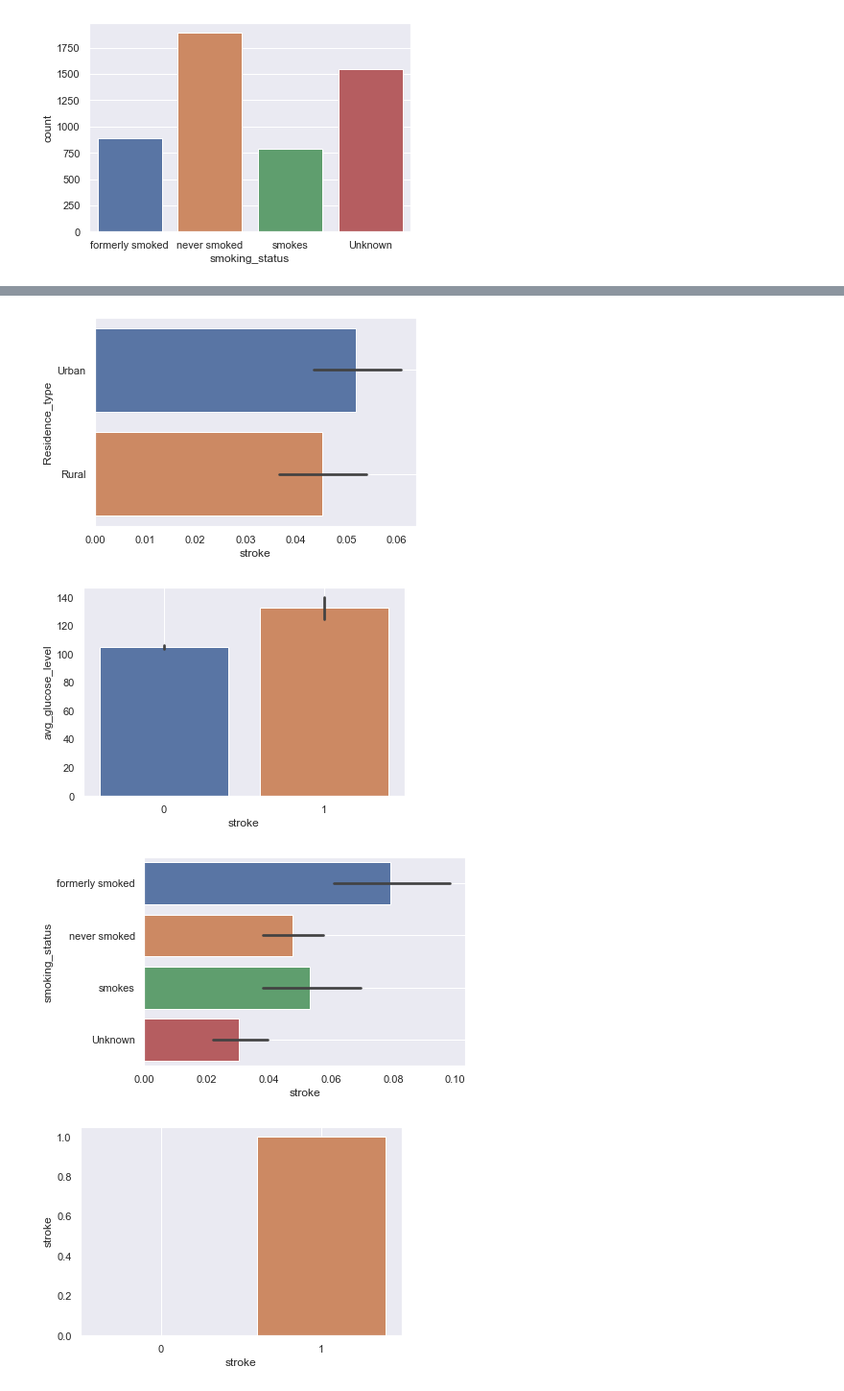
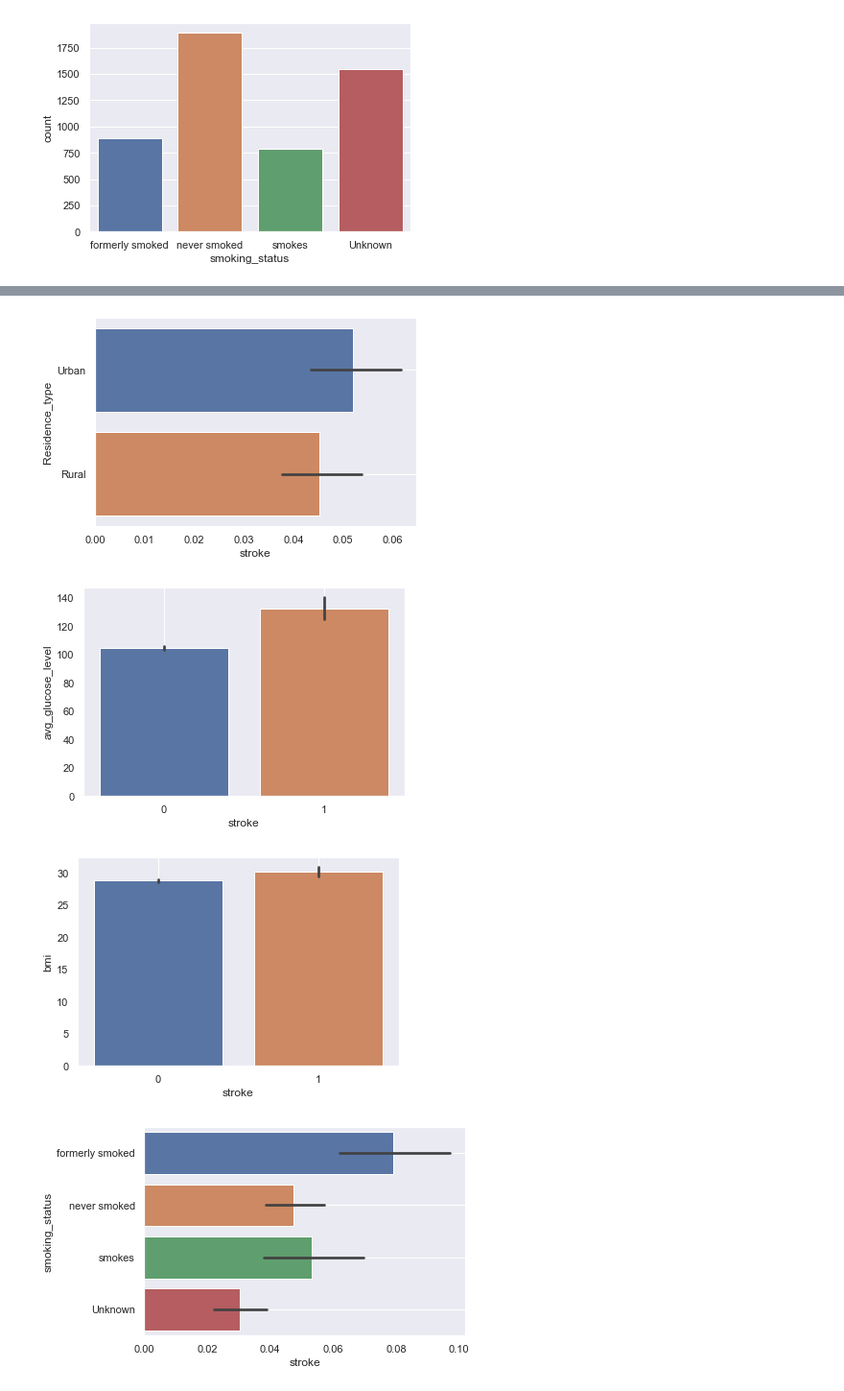
Before and after one commit to Emuolanari/ML_ICA, a Jupyter notebook: Machine Learning ICA .ipynb, the cells around one changed output, grey strips where cells are left out. Shown: that part at 96% size. Drawn from its saved outputs; the diff is of its cells as text; code cells hidden in the pictures.

```diff
--- a/Machine Learning ICA .ipynb
+++ b/Machine Learning ICA .ipynb
@@ -51,7 +54,7 @@ stroke_data['bmi'].isnull().sum(axis = 0)
 # %% [output]
 201
 # %%
-#I don't need the id column
-stroke_data_removed_id = stroke_data.drop('id', axis=1)
+#I don't need the id column so I drop it
+new_stroke_df = stroke_data.drop('id', axis=1)
 # %%
 #number of people with vs without stroke from dataset
@@ -110,5 +120,6 @@ check_stroke_nobmi
 # %%
-#I will drop the bmi column since all NaN instances have a stroke value of 1
-cleaned_stroke_data = stroke_data_removed_id.drop(['bmi'],axis=1)
+#I will drop the bmi column since all NaN instances have a stroke value of 1 & it has a very low/ the least correlation
+#with our target varialbe (stroke) as seen in the correlation matrix above
+new_stroke_df['bmi'].fillna(value=new_stroke_df['bmi'].mean(),inplace=True)
 # %%
 #look at what our data looks like now
@@ -157,8 +175,8 @@ sns.countplot(cleaned_stroke_data['smoking_status'])
 [figure]
 # %%
 #see how stroke relates with the other attributes given in the data
-for i, column in enumerate(cleaned_stroke_data.columns):
-    sns.barplot(x='stroke', y=column, data=cleaned_stroke_data)
+for i, column in enumerate(new_stroke_df.columns):
+    sns.barplot(x='stroke', y=column, data=new_stroke_df)
     plt.grid()
     plt.show()
 # %% [output]
@@ -171,4 +189,4 @@ for i, column in enumerate(cleaned_stroke_data.columns):
-[figure, old version]
+[figure, new version]
 [figure]
-[figure, old version]
+[figure, new version]
-[figure, old version]
+[figure, new version]
```
Also changed, not shown: parts of 62 cells of this notebook.
